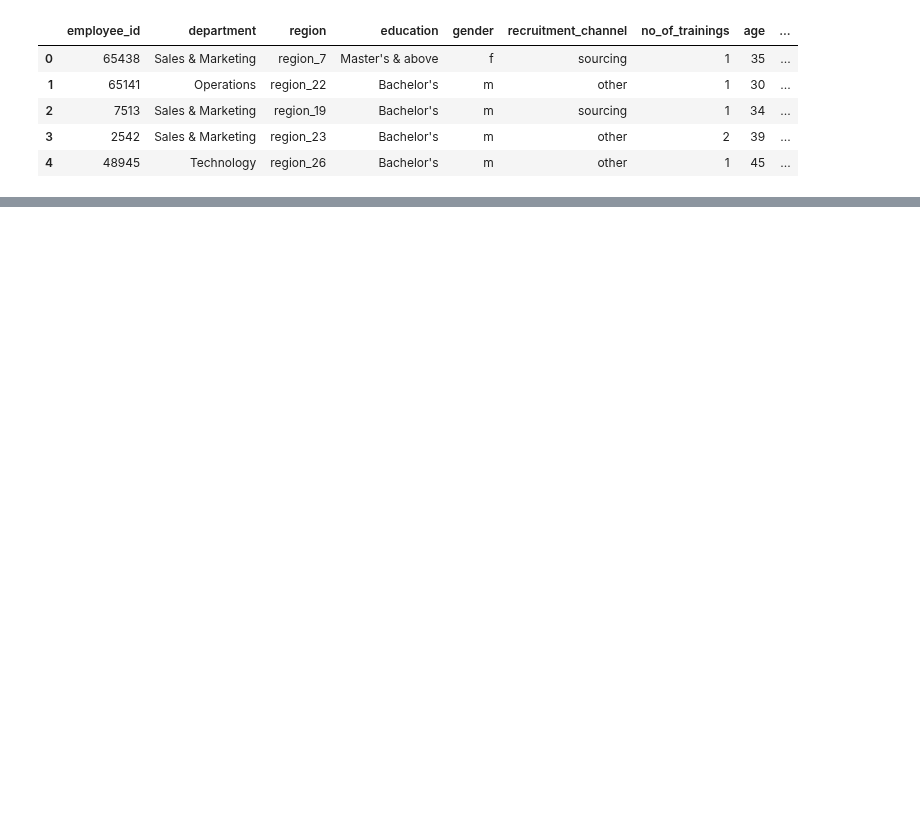
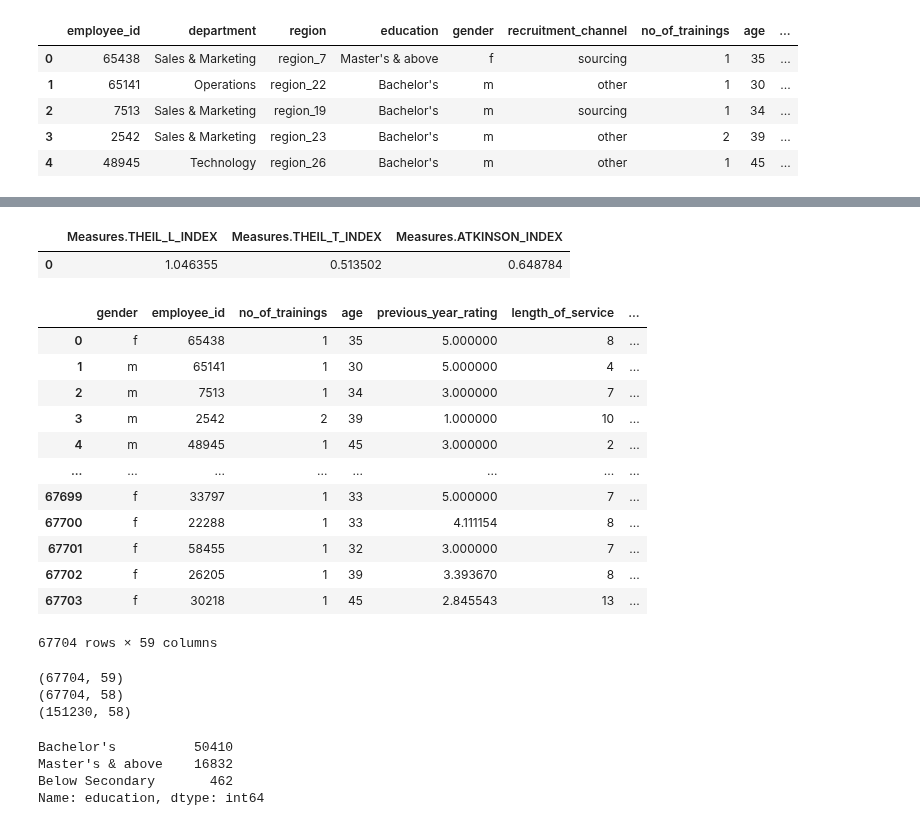
Before and after one commit to microsoft/responsible-ai-toolbox-mitigations, a Jupyter notebook: notebooks/data_balance_e2e.ipynb, the cells around one changed output, grey strips where cells are left out. Drawn from its saved outputs; the diff is of its cells as text; code cells hidden in the pictures; blank space fills up the shorter version.

Commit message:
added undummify and latest notebook changes

```diff
--- a/notebooks/data_balance_e2e.ipynb
+++ b/notebooks/data_balance_e2e.ipynb
@@ -42,11 +44,0 @@ feat_measures
-# %%
-# OneHotEncoder for categorical features
-
-target = df['education']
-df = df.drop(["education"], axis = 1)
-df = pd.get_dummies(df, drop_first=False, prefix_sep="-")
-# handle null values
-df.dropna(inplace=True)
-
-df.shape
-df['education'] = target
@@ -52,0 +63,56 @@ df['education'] = target
+# %%
+from databalanceanalysis.databalanceanalysis.aggregate_measures import AggregateBalanceMeasure
+
+agg_measures = AggregateBalanceMeasure( cols_of_interest)
+agg_measures.measures(df)
+# %% [output]
+|  | Measures.THEIL_L_INDEX | Measures.THEIL_T_INDEX | Measures.ATKINSON_INDEX |
+| 0 | 1.046355 | 0.513502 | 0.648784 |
+# %%
+smote_tomek = SMOTETomek()
+smote = SMOTE()
+tomek = TomekLinks()
+dummy_df = pd.get_dummies(df, prefix_sep = "-")
+# %%
+# undummify(dummy_df, prefix_sep = "-", col_list = ['race'])
+# undummify(dummy_df, prefix_sep="-", col_list = ['sex'])
+gender_df = undummify(dummy_df, prefix_sep = "-", col_list = ['gender'])
+gender_df
+# %% [output]
+|  | gender | employee_id | no_of_trainings | age | previous_year_rating | length_of_service | ... |
+| 0 | f | 65438 | 1 | 35 | 5.000000 | 8 | ... |
+| 1 | m | 65141 | 1 | 30 | 5.000000 | 4 | ... |
+| 2 | m | 7513 | 1 | 34 | 3.000000 | 7 | ... |
+| 3 | m | 2542 | 2 | 39 | 1.000000 | 10 | ... |
+| 4 | m | 48945 | 1 | 45 | 3.000000 | 2 | ... |
+| ... | ... | ... | ... | ... | ... | ... | ... |
+| 67699 | f | 33797 | 1 | 33 | 5.000000 | 7 | ... |
+| 67700 | f | 22288 | 1 | 33 | 4.111154 | 8 | ... |
+| 67701 | f | 58455 | 1 | 32 | 3.000000 | 7 | ... |
+| 67702 | f | 26205 | 1 | 39 | 3.393670 | 8 | ... |
+| 67703 | f | 30218 | 1 | 45 | 2.845543 | 13 | ... |
+67704 rows × 59 columns
+# %%
+gender_df = undummify(dummy_df, prefix_sep = "-", col_list = ['gender'])
+#gender_df
+data_balance_smote =  DataRebalance(gender_df, 'gender', 'auto', 42, None, smote, None)
+smote_df = data_balance_smote.Rebalance()
+print(smote_df.shape)
+# smote_df
+dummy_df = pd.get_dummies(smote_df, prefix_sep ="-")
+education_df = undummify(dummy_df, prefix_sep = "-", col_list = ['education'])
+print(education_df.shape)
+data_balance_smote_2 =  DataRebalance(education_df, 'education', None, None, None, smote, None)
+smote_df_2 = data_balance_smote_2.Rebalance()
+print(smote_df_2.shape)
+# %% [output]
+(67704, 59)
+(67704, 58)
+(151230, 58)
+# %%
+education_df['education'].value_counts()
+# %% [output]
+Bachelor's          50410
+Master's & above    16832
+Below Secondary       462
+Name: education, dtype: int64
```
Also changed, not shown: parts of 37 cells of this notebook, 1 other file.
